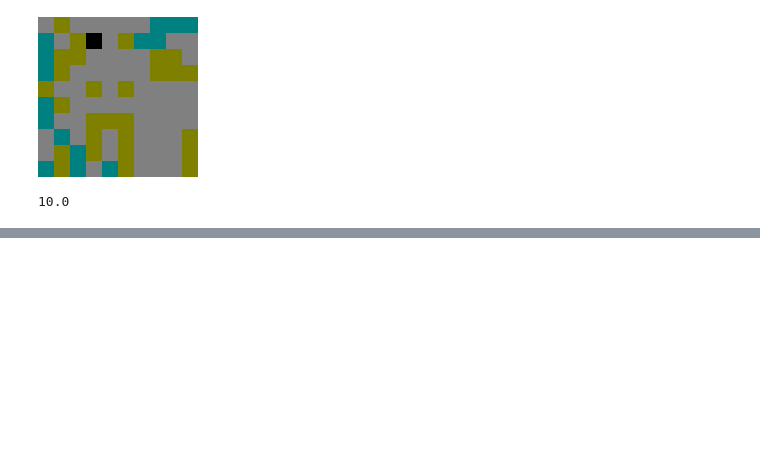
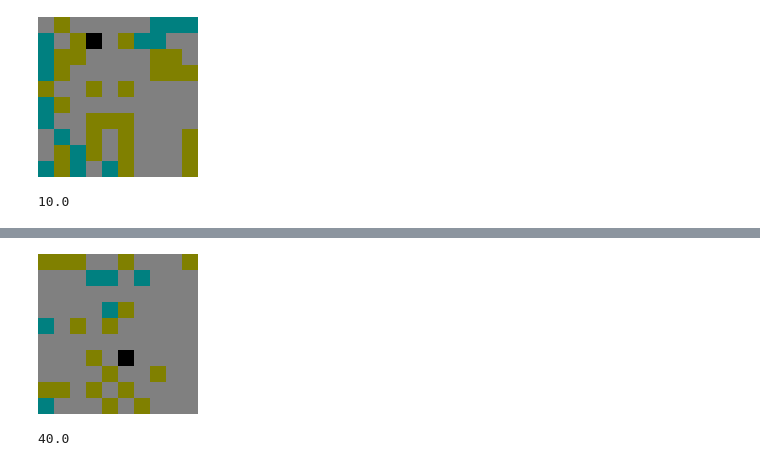
Before and after one commit to faameunier/MCTSnet, a Jupyter notebook: main.ipynb, the cells around one changed output, grey strips where cells are left out. Drawn from its saved outputs; the diff is of its cells as text; code cells hidden in the pictures; blank space fills up the shorter version.

```diff
--- a/main.ipynb
+++ b/main.ipynb
@@ -254,0 +251,5 @@ mnet.optimizer = torch.optim.Adam(mnet.model.parameters(), lr=0.0001)
+# %%
+mnet2.play_solution(2, max_steps=100)
+# %% [output]
+[figure, added]
+40.0
```
Also changed, not shown: parts of 8 cells of this notebook, 6 other files.
